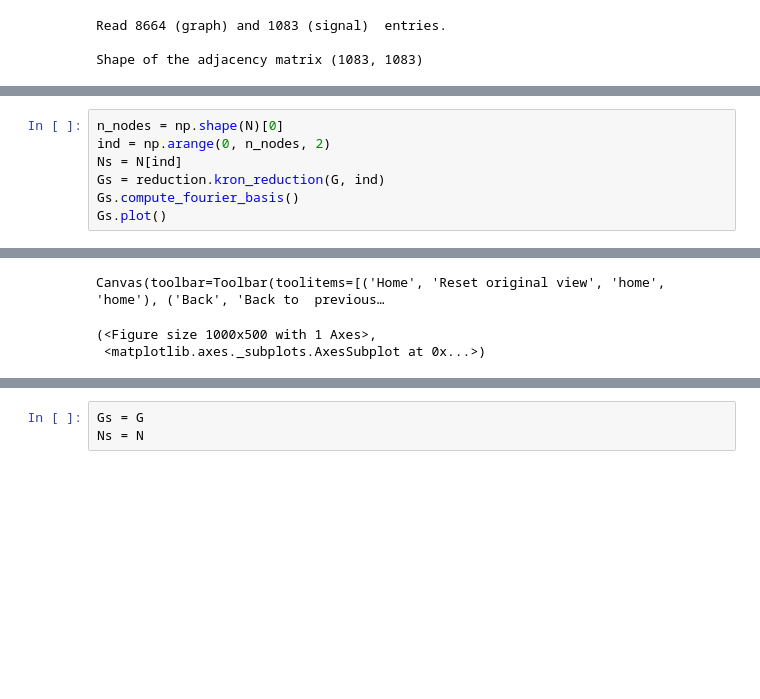
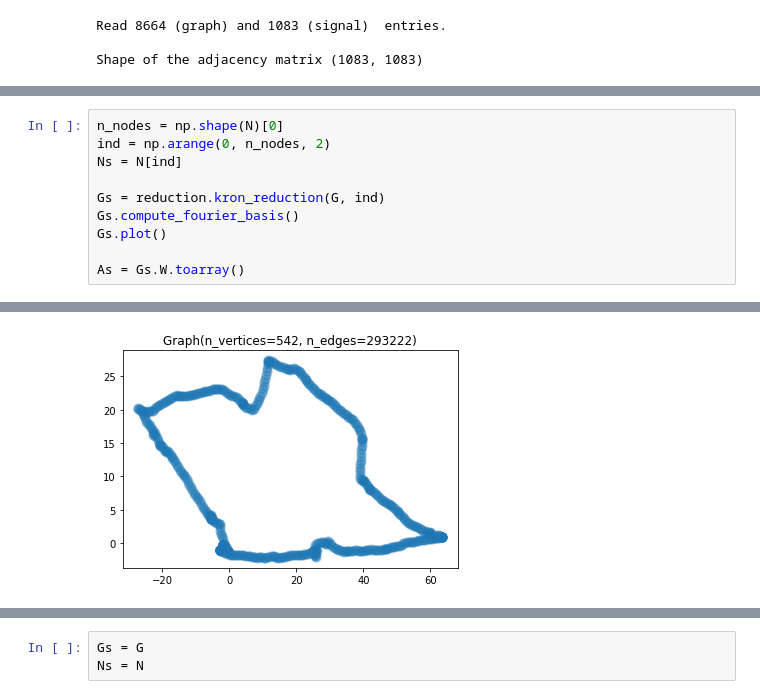
Before and after one commit to ethz-asl/fgsp, a Jupyter notebook: src/adjacency_test.ipynb, the cells around one changed output, grey strips where cells are left out. Drawn from its saved outputs; the diff is of its cells as text; blank space fills up the shorter version.

```diff
--- a/src/adjacency_test.ipynb
+++ b/src/adjacency_test.ipynb
@@ -60,7 +57,10 @@ Canvas(toolbar=Toolbar(toolitems=[('Home', 'Reset original view', 'home', 'home'
 n_nodes = np.shape(N)[0]
 ind = np.arange(0, n_nodes, 2)
 Ns = N[ind]
+
 Gs = reduction.kron_reduction(G, ind)
 Gs.compute_fourier_basis()
 Gs.plot()
+
+As = Gs.W.toarray()
 # %% [output]
@@ -68,3 +68 @@ Gs.plot()
-Canvas(toolbar=Toolbar(toolitems=[('Home', 'Reset original view', 'home', 'home'), ('Back', 'Back to  previous…
-(<Figure size 1000x500 with 1 Axes>,
- <matplotlib.axes._subplots.AxesSubplot at 0x...>)
+[figure, added]
```
Also changed, not shown: parts of 5 cells of this notebook, 2 other files.
